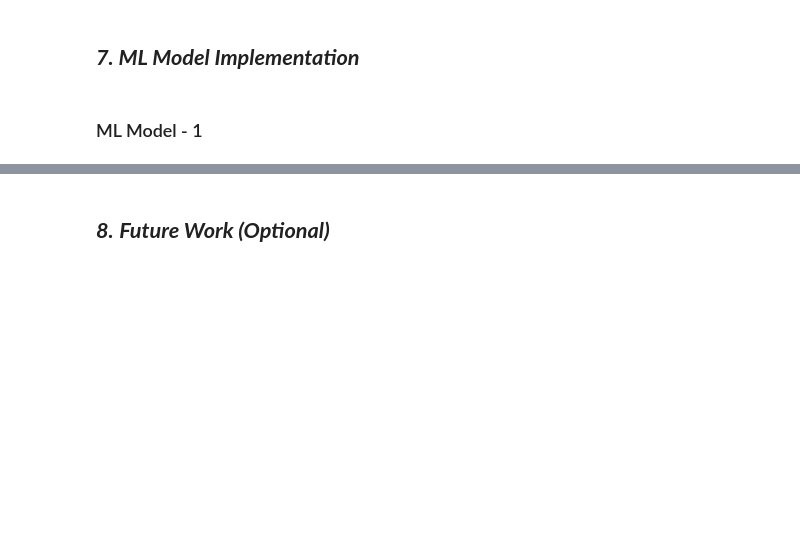
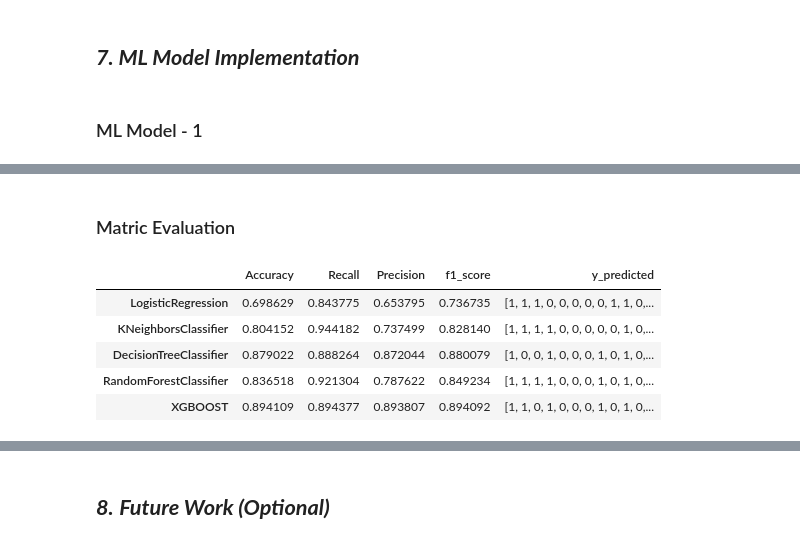
Before and after one commit to k9-Ashish/Health_Insurance_Cross_Sell_Prediction_Capstone_Project, a Jupyter notebook: Health_Insurance_Cross_Sell_Prediction_Capstone_Project.ipynb, the cells around one changed output, grey strips where cells are left out. Drawn from its saved outputs; the diff is of its cells as text; code cells hidden in the pictures; blank space fills up the shorter version.

```diff
--- a/Health_Insurance_Cross_Sell_Prediction_Capstone_Project.ipynb
+++ b/Health_Insurance_Cross_Sell_Prediction_Capstone_Project.ipynb
@@ -1618,0 +1702,12 @@ Answer Here.
+# %% [markdown]
+### Matric Evaluation
+# %%
+# Getting the different matrics result
+result
+# %% [output]
+|  | Accuracy | Recall | Precision | f1_score | y_predicted |
+| LogisticRegression | 0.698629 | 0.843775 | 0.653795 | 0.736735 | [1, 1, 1, 0, 0, 0, 0, 0, 1, 1, 0,... |
+| KNeighborsClassifier | 0.804152 | 0.944182 | 0.737499 | 0.828140 | [1, 1, 1, 1, 0, 0, 0, 0, 0, 1, 0,... |
+| DecisionTreeClassifier | 0.879022 | 0.888264 | 0.872044 | 0.880079 | [1, 0, 0, 1, 0, 0, 0, 1, 0, 1, 0,... |
+| RandomForestClassifier | 0.836518 | 0.921304 | 0.787622 | 0.849234 | [1, 1, 1, 1, 0, 0, 0, 1, 0, 1, 0,... |
+| XGBOOST | 0.894109 | 0.894377 | 0.893807 | 0.894092 | [1, 1, 0, 1, 0, 0, 0, 1, 0, 1, 0,... |
```
Also changed, not shown: parts of 71 cells of this notebook.
